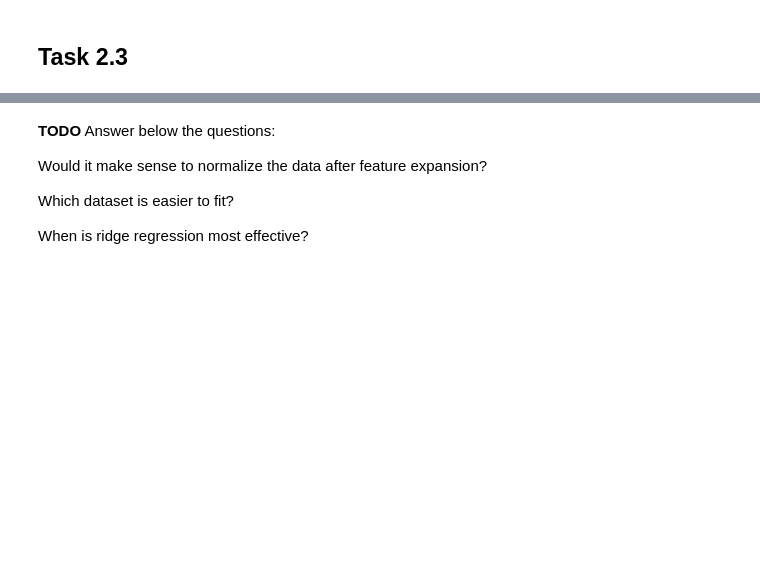
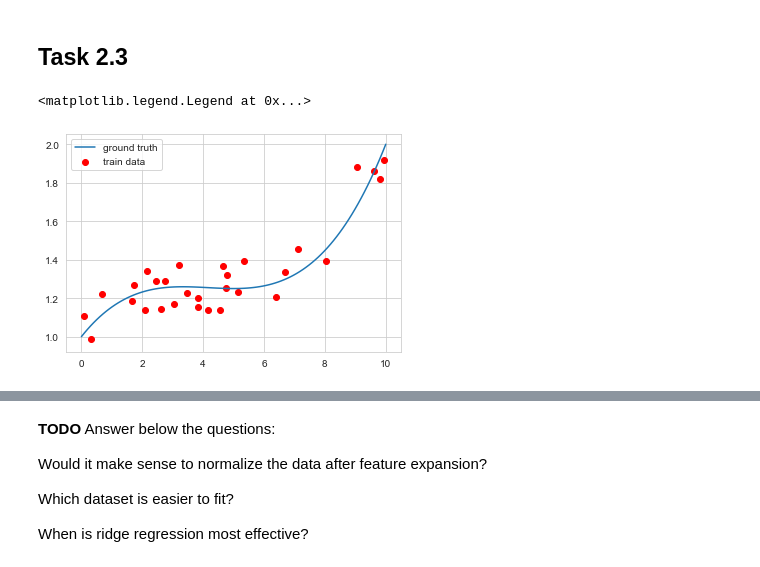
Before and after one commit to M-Grabias/Bayes_classifier, a Jupyter notebook: Assignment2.ipynb, the cells around one changed output, grey strips where cells are left out. Cells and saved outputs as stored; diff of their text form; code cells hidden in the pictures; blank space fills up the shorter version.

```diff
--- a/Assignment2.ipynb
+++ b/Assignment2.ipynb
@@ -542,0 +541,20 @@ plt.gca().set_xscale("log")
+# %%
+true_poly_theta_3 = np.array([1.0, 0.2, -0.05, 0.004])
+
+
+def make_dataset_3(N, theta=true_poly_theta_3, sigma=0.1):
+    """ Sample a dataset """
+    X = np.random.uniform(low = 0, high = 10.0, size=(N, 1))
+    Y_clean = compute_polynomial(X, theta)
+    Y = Y_clean + np.random.randn(N, 1) * sigma
+    return X, Y
+
+train_data = make_dataset_3(30)
+XX = np.linspace(0, 10, 100).reshape(-1, 1)
+YY = compute_polynomial(XX, true_poly_theta_3)
+plt.scatter(train_data[0], train_data[1], label="train data", color="r")
+plt.plot(XX, compute_polynomial(XX, true_poly_theta_3), label="ground truth")
+plt.legend(loc="upper left")
+# %% [output]
+<matplotlib.legend.Legend at 0x...>
+[figure, added]
```
Also changed, not shown: parts of 11 cells of this notebook.
